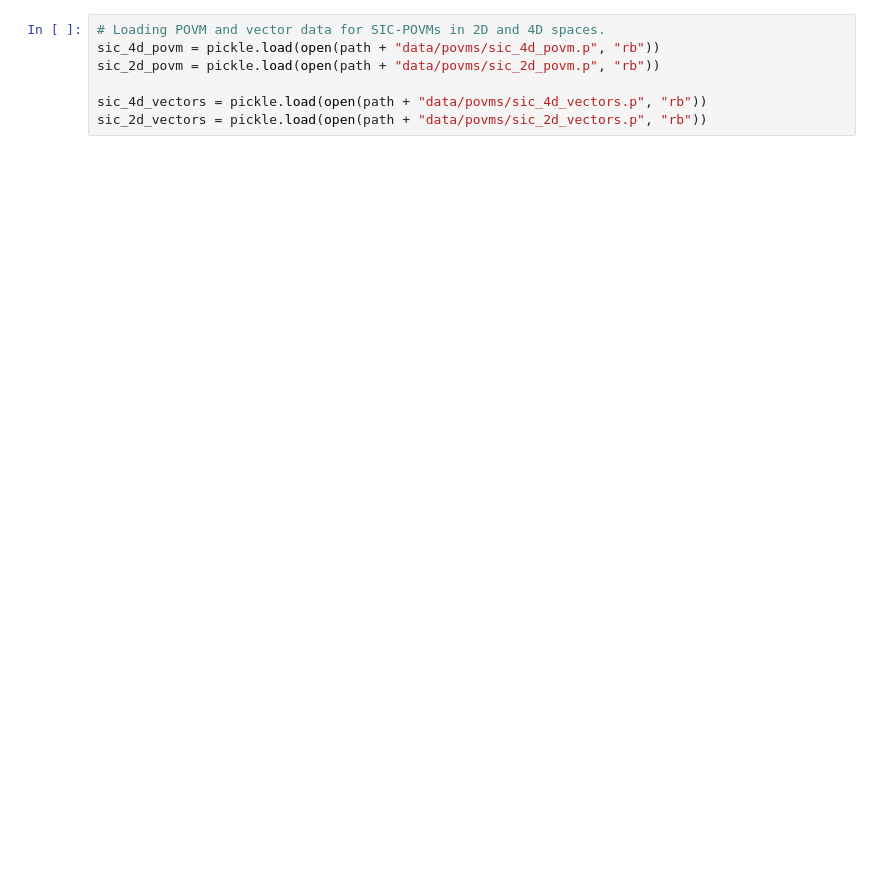
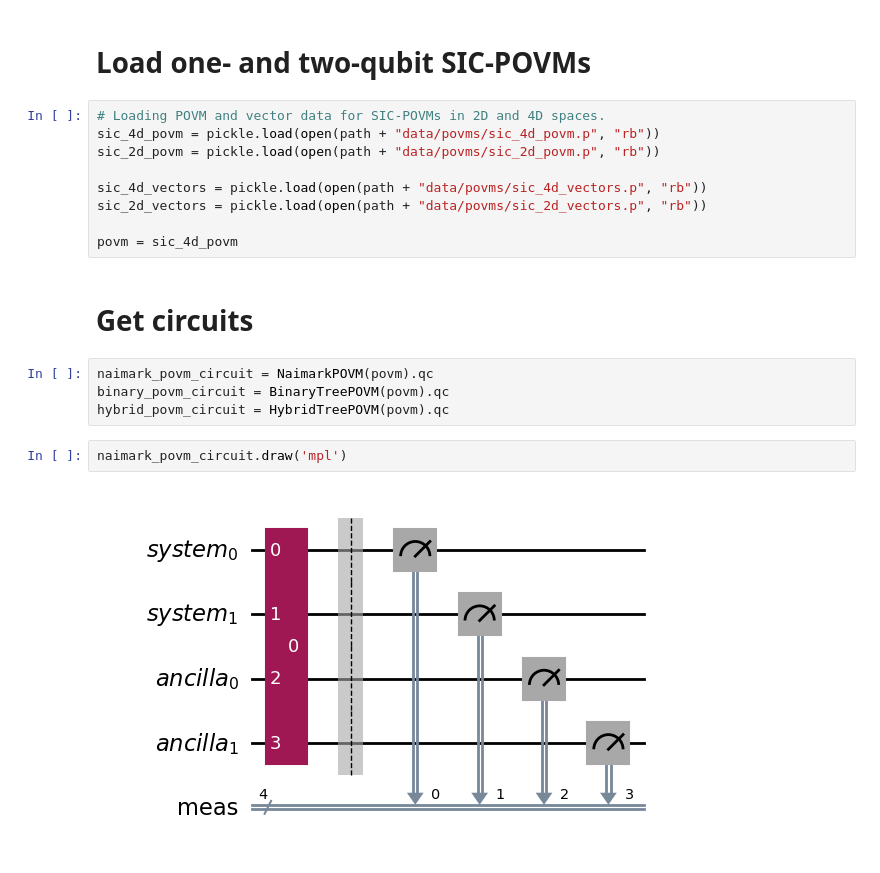
Before and after one commit to petr-ivashkov/dynamic-circuit-povms, a Jupyter notebook: notebook.ipynb, the cells around one changed output. Drawn from its saved outputs; the diff is of its cells as text; blank space fills up the shorter version.

```diff
--- a/notebook.ipynb
+++ b/notebook.ipynb
@@ -29,3 +15,5 @@ from src.utilities.crem import *
+# %% [markdown]
+# Load one- and two-qubit SIC-POVMs
 # %%
 # Loading POVM and vector data for SIC-POVMs in 2D and 4D spaces.
 sic_4d_povm = pickle.load(open(path + "data/povms/sic_4d_povm.p", "rb"))
@@ -33,4 +21,16 @@ sic_2d_povm = pickle.load(open(path + "data/povms/sic_2d_povm.p", "rb"))
 
 sic_4d_vectors = pickle.load(open(path + "data/povms/sic_4d_vectors.p", "rb"))
 sic_2d_vectors = pickle.load(open(path + "data/povms/sic_2d_vectors.p", "rb"))
+
+povm = sic_4d_povm
+# %% [markdown]
+# Get circuits
+# %%
+naimark_povm_circuit = NaimarkPOVM(povm).qc
+binary_povm_circuit = BinaryTreePOVM(povm).qc
+hybrid_povm_circuit = HybridTreePOVM(povm).qc
+# %%
+naimark_povm_circuit.draw('mpl')
+# %% [output]
+[figure, added]
 # %%
```
Also changed, not shown: parts of 21 cells of this notebook, 3 other files.
